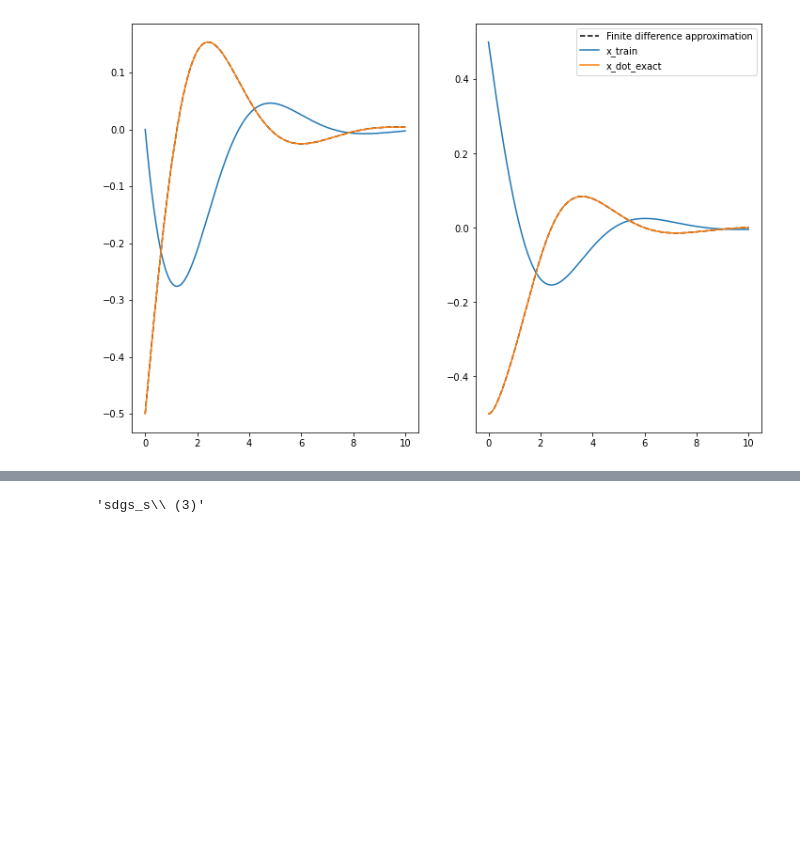
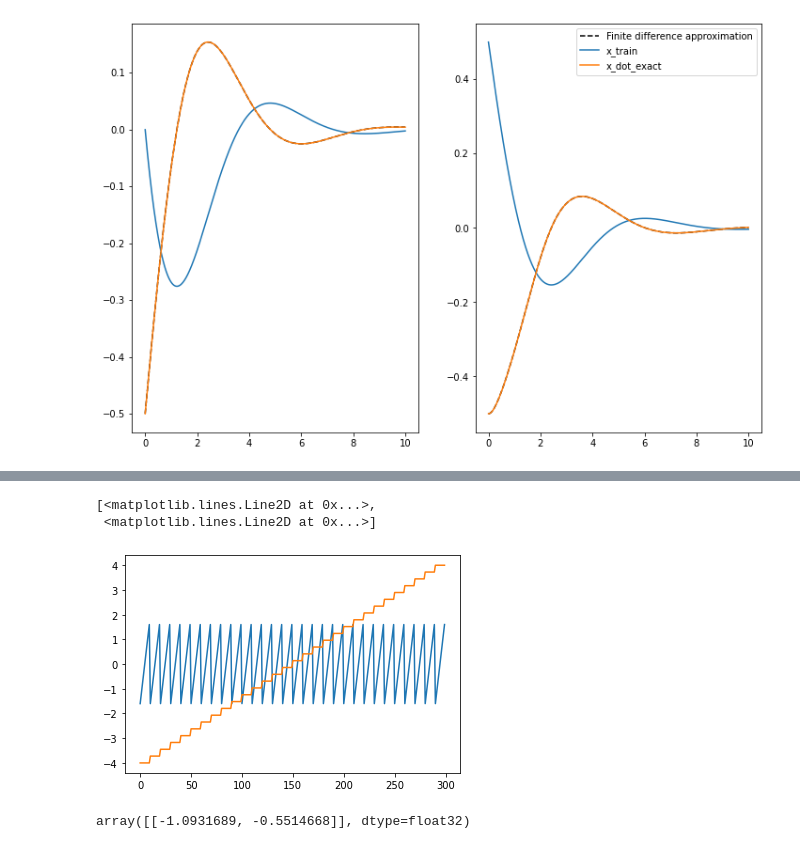
Before and after one commit to kyrxanthos/NN_dynamical_systems, a Jupyter notebook: Find_DS_3.ipynb, the cells around one changed output, grey strips where cells are left out. Drawn from its saved outputs; the diff is of its cells as text; code cells hidden in the pictures; blank space fills up the shorter version.

```diff
--- a/Find_DS_3.ipynb
+++ b/Find_DS_3.ipynb
@@ -553,7 +527,7 @@ plt.show()
 #         c = c+1;
 # %%
 n = [10,30]
-bounds = [1.6, 2]
+bounds = [1.6, 4]
 x = np.linspace(-bounds[0], bounds[0], n[0])
 y = np.linspace(-bounds[1], bounds[1], n[1])
 X, Y = np.meshgrid(x, y)
@@ -591,10 +565,10 @@ array([0.79621577, 2.57021656])
-# %%
-s = 'sdgs_sd (3)'
-def strip_str(s):
-    for i in range(len(s)):
-        if s[i] == ' ':
-            s = s[:i-1] + '\\' + s[i:]
-    return s
-s
-# %% [output]
-'sdgs_s\\ (3)'
+# %%
+plt.plot(data)
+# %% [output]
+[<matplotlib.lines.Line2D at 0x...>,
+ <matplotlib.lines.Line2D at 0x...>]
+[figure, added]
+# %%
+model.predict([[1.4, 2]])
+# %% [output]
+array([[-1.0931689, -0.5514668]], dtype=float32)
```
Also changed, not shown: parts of 14 cells of this notebook, 53 other files.
